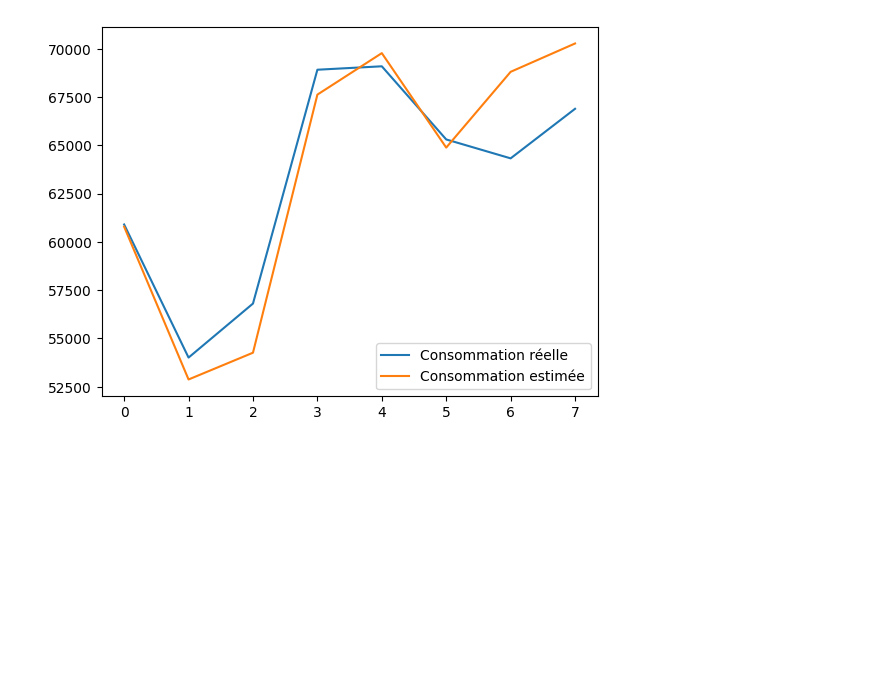
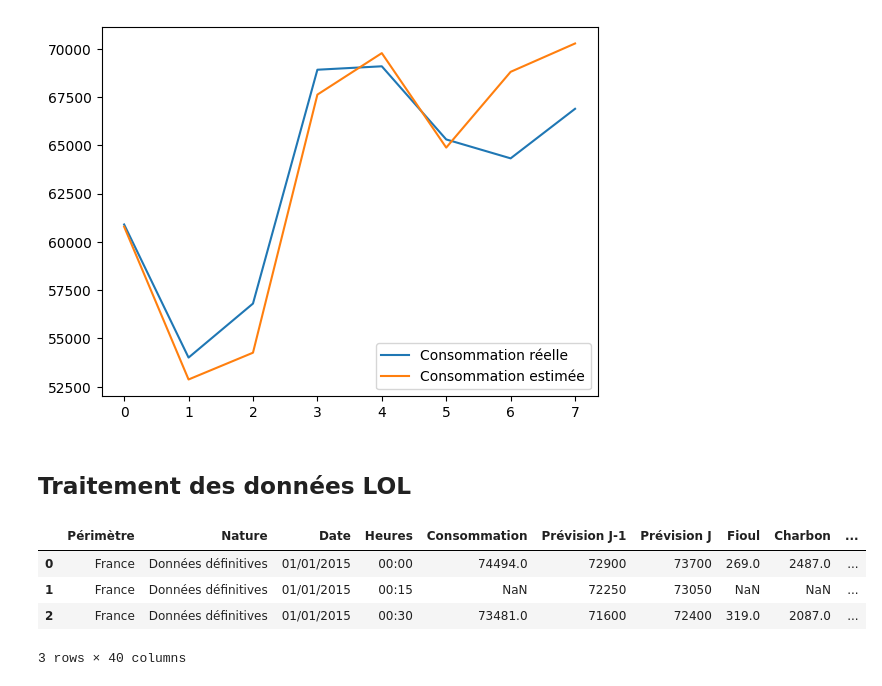
Before and after one commit to baudu69/ProjetBI, a Jupyter notebook: BI.ipynb, the cells around one changed output. Drawn from its saved outputs; the diff is of its cells as text; code cells hidden in the pictures; blank space fills up the shorter version.

Commit message:
CSV avec toutes les données

```diff
--- a/BI.ipynb
+++ b/BI.ipynb
@@ -352,3 +352,18 @@ model_load = torch.load('model_non_normalise.model')
 testDate('03/02/15', model_load)
 # %% [output]
 [figure]
+# %% [markdown]
+## Traitement des données LOL
+# %%
+rapportseCo2 = pd.DataFrame()
+for i in [15,16,17,18,19]:
+    rapportseCo2 = pd.concat([rapportseCo2, pd.read_csv(f'./RTE/co2_20{i}.csv', sep=';', header=0, encoding='latin-1')])
+
+rapportseCo2.to_csv('./RTE/co2.csv', sep=';', index=False)
+rapportseCo2.head(3)
+# %% [output]
+|  | Périmètre | Nature | Date | Heures | Consommation | Prévision J-1 | Prévision J | Fioul | Charbon | ... |
+| 0 | France | Données définitives | 01/01/2015 | 00:00 | 74494.0 | 72900 | 73700 | 269.0 | 2487.0 | ... |
+| 1 | France | Données définitives | 01/01/2015 | 00:15 | NaN | 72250 | 73050 | NaN | NaN | ... |
+| 2 | France | Données définitives | 01/01/2015 | 00:30 | 73481.0 | 71600 | 72400 | 319.0 | 2087.0 | ... |
+3 rows × 40 columns
```
Also changed, not shown: parts of 3 cells of this notebook, 10 other files.
